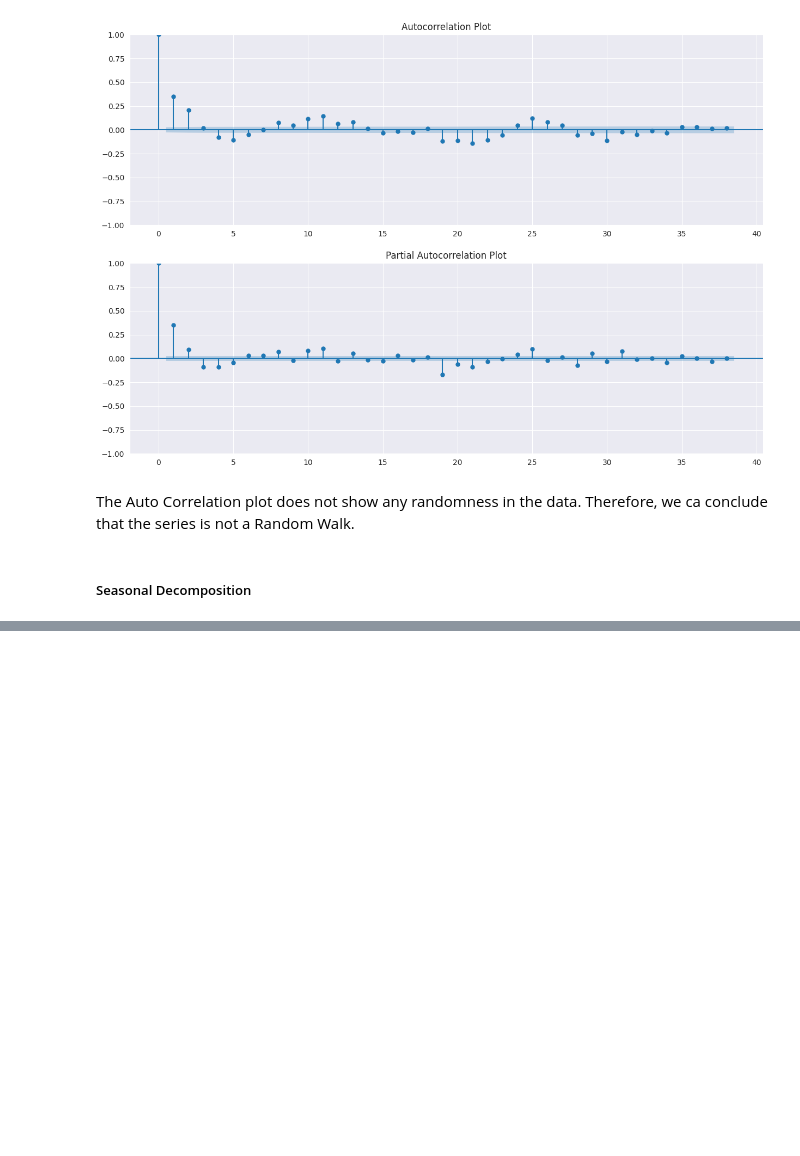
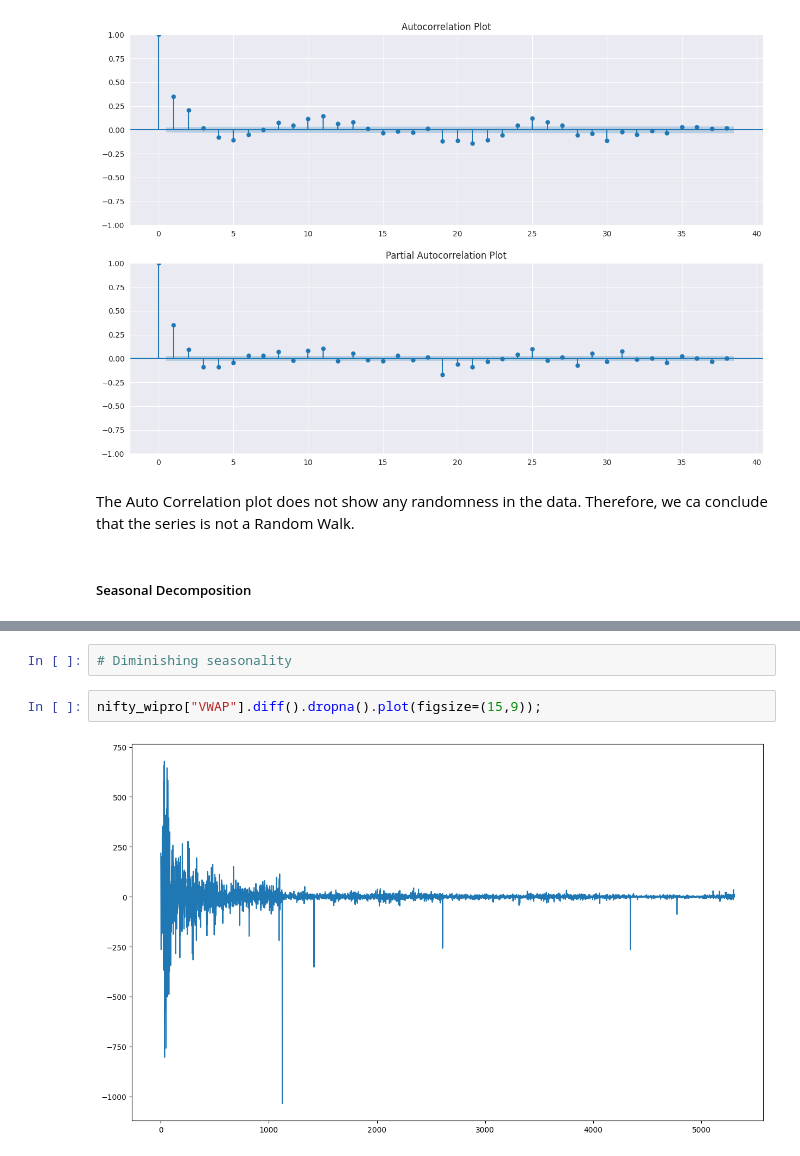
Before and after one commit to SidhantMathur23/Time-Series-Forecasting-of-Wipro-Stock-Prices, a Jupyter notebook: Wipro_Stock_Price_Prediction.ipynb, the cells around one changed output, grey strips where cells are left out. Saved outputs shown, nothing was run; the diff lists cells and outputs as text; blank space fills up the shorter version.

```diff
--- a/Wipro_Stock_Price_Prediction.ipynb
+++ b/Wipro_Stock_Price_Prediction.ipynb
@@ -308,0 +313,6 @@ The Auto Correlation plot does not show any randomness in the data. Therefore, w
+# %%
+# Diminishing seasonality
+# %%
+nifty_wipro["VWAP"].diff().dropna().plot(figsize=(15,9));
+# %% [output]
+[figure, added]
```
Also changed, not shown: parts of 1 cell of this notebook, 2 other files.
